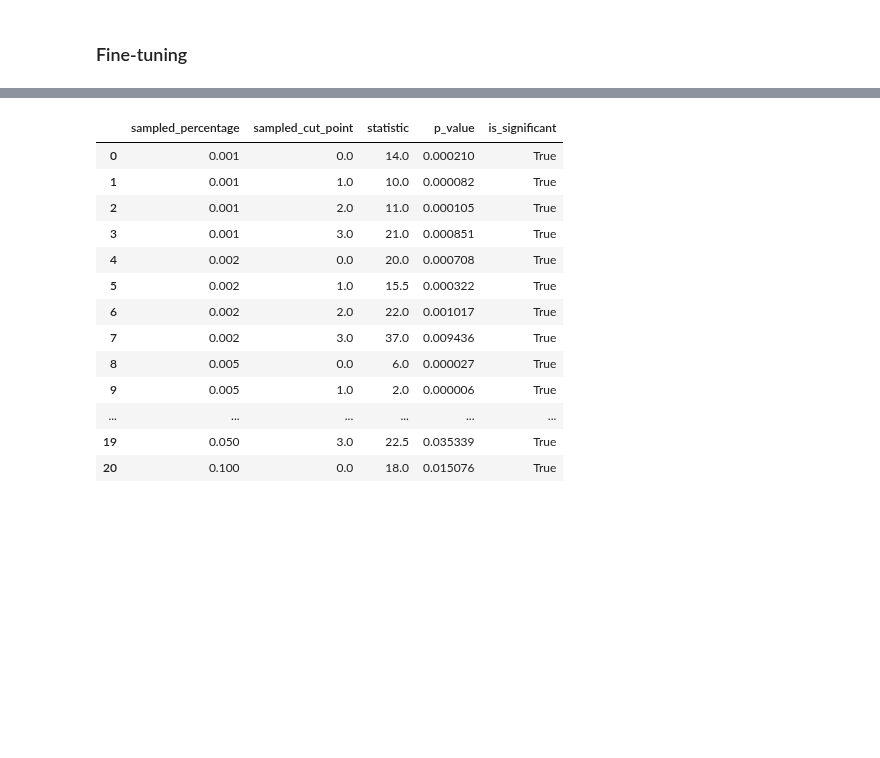
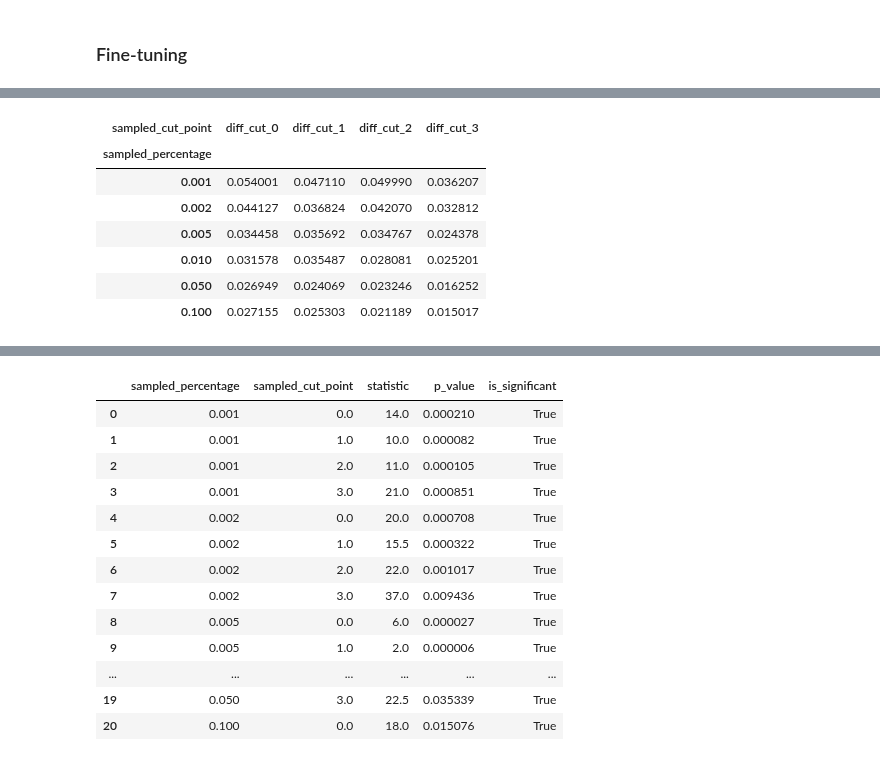
Before and after one commit to tusharmanekar/mp-tl-study, a Jupyter notebook: 50-50_MNIST/MNIST_CNN_3D_many_more_repeats_freeze_reinit.ipynb, the cells around one changed output, grey strips where cells are left out. Drawn from its saved outputs; the diff is of its cells as text; code cells hidden in the pictures; blank space fills up the shorter version.

```diff
--- a/50-50_MNIST/MNIST_CNN_3D_many_more_repeats_freeze_reinit.ipynb
+++ b/50-50_MNIST/MNIST_CNN_3D_many_more_repeats_freeze_reinit.ipynb
@@ -1046 +1094,12 @@ ValueError: min() arg is an empty sequence
+# %%
+diff_columns
+# %% [output]
+| sampled_cut_point | diff_cut_0 | diff_cut_1 | diff_cut_2 | diff_cut_3 |
+| sampled_percentage |  |  |  |  |
+| 0.001 | 0.054001 | 0.047110 | 0.049990 | 0.036207 |
+| 0.002 | 0.044127 | 0.036824 | 0.042070 | 0.032812 |
+| 0.005 | 0.034458 | 0.035692 | 0.034767 | 0.024378 |
+| 0.010 | 0.031578 | 0.035487 | 0.028081 | 0.025201 |
+| 0.050 | 0.026949 | 0.024069 | 0.023246 | 0.016252 |
+| 0.100 | 0.027155 | 0.025303 | 0.021189 | 0.015017 |
 # %%
```
Also changed, not shown: parts of 11 cells of this notebook, 4 other files.
